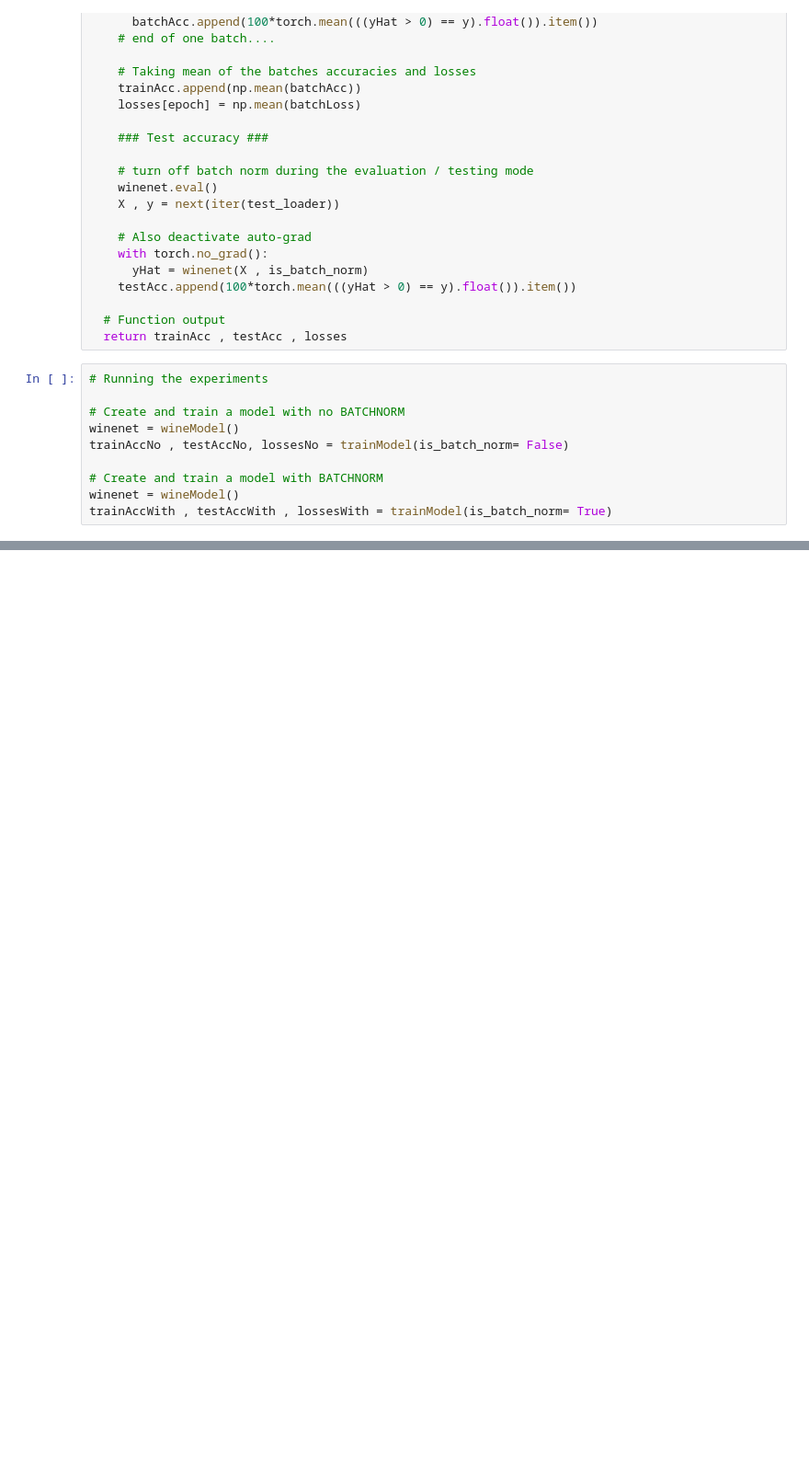
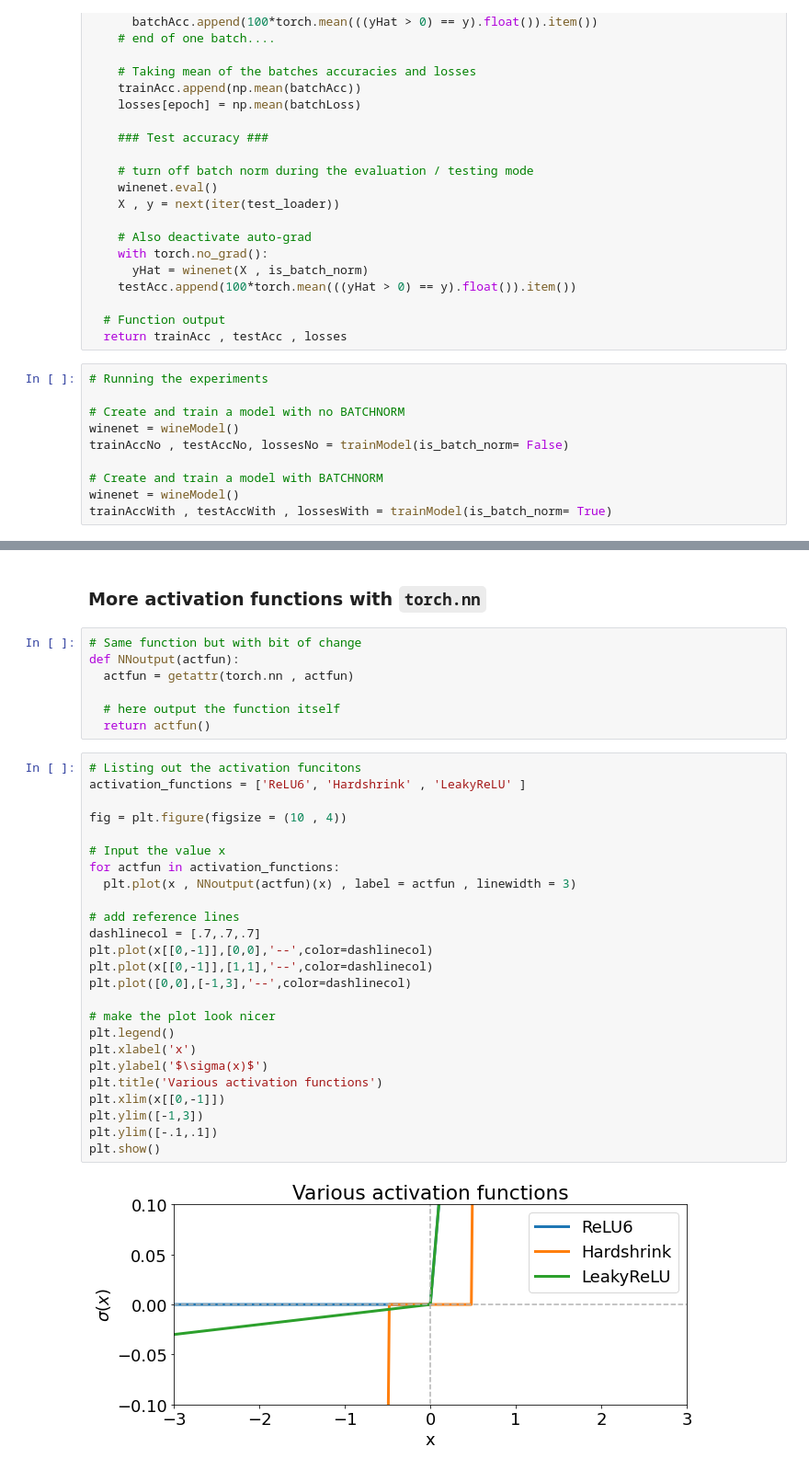
Before and after one commit to ashikshafi08/DUDL-Pytorch, a Jupyter notebook: Metaparameters.ipynb, the cells around one changed output, grey strips where cells are left out. Shown at 92% size. Drawn from its saved outputs; the diff is of its cells as text; blank space fills up the shorter version.

```diff
--- a/Metaparameters.ipynb
+++ b/Metaparameters.ipynb
@@ -585,0 +656,36 @@ plt.show()
+# %% [markdown]
+### More activation functions with `torch.nn`
+# %%
+# Same function but with bit of change
+def NNoutput(actfun):
+  actfun = getattr(torch.nn , actfun)
+
+  # here output the function itself
+  return actfun()
+# %%
+# Listing out the activation funcitons
+activation_functions = ['ReLU6', 'Hardshrink' , 'LeakyReLU' ]
+
+fig = plt.figure(figsize = (10 , 4))
+
+# Input the value x
+for actfun in activation_functions:
+  plt.plot(x , NNoutput(actfun)(x) , label = actfun , linewidth = 3)
+
+# add reference lines
+dashlinecol = [.7,.7,.7]
+plt.plot(x[[0,-1]],[0,0],'--',color=dashlinecol)
+plt.plot(x[[0,-1]],[1,1],'--',color=dashlinecol)
+plt.plot([0,0],[-1,3],'--',color=dashlinecol)
+
+# make the plot look nicer
+plt.legend()
+plt.xlabel('x')
+plt.ylabel('$\sigma(x)$')
+plt.title('Various activation functions')
+plt.xlim(x[[0,-1]])
+plt.ylim([-1,3])
+plt.ylim([-.1,.1])
+plt.show()
+# %% [output]
+[figure, added]
```
Also changed, not shown: parts of 39 cells of this notebook.
